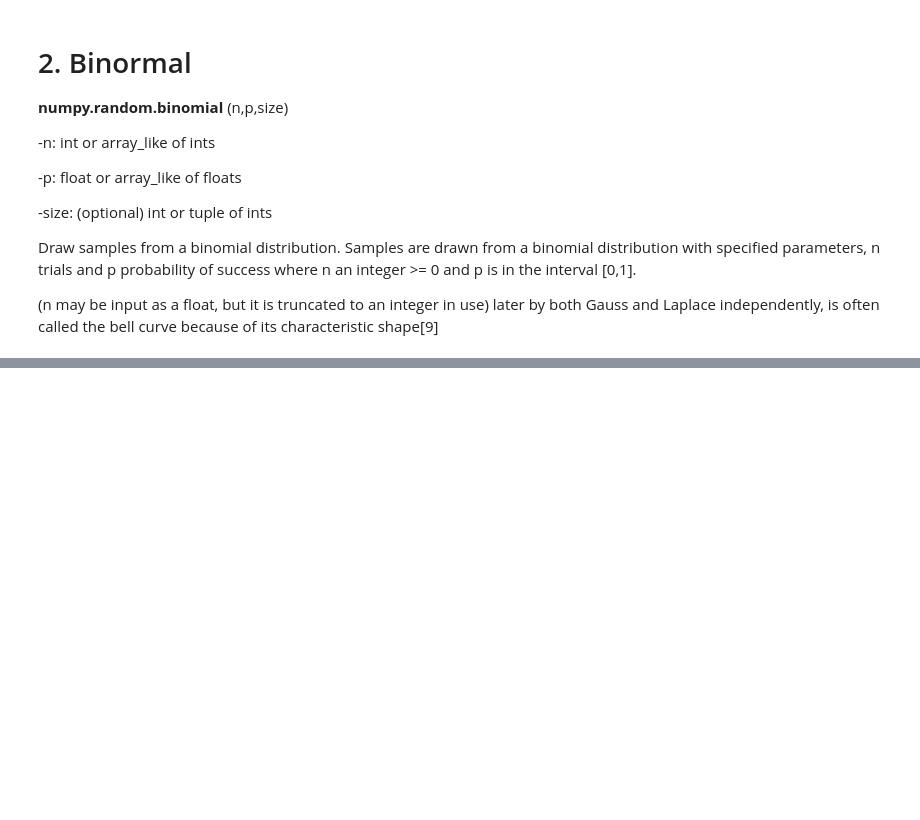
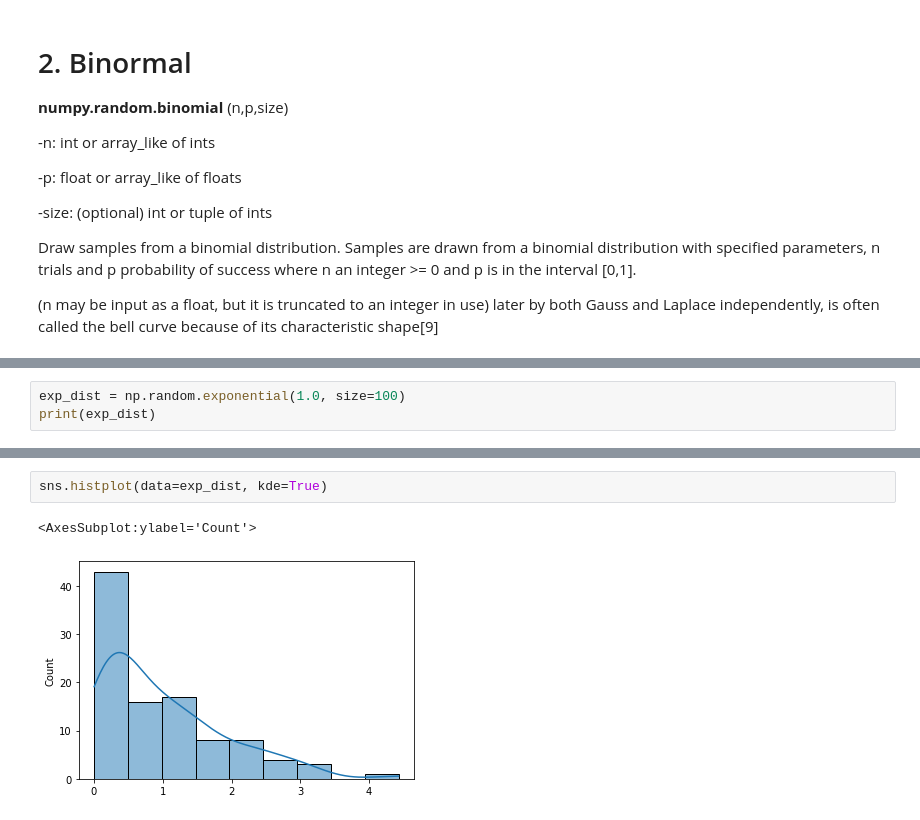
Before and after one commit to Deego88/Programming-for-Data-Analysis-Assignment, a Jupyter notebook: Programming-for-Data-Analysis-Assignment.ipynb, the cells around one changed output, grey strips where cells are left out. Saved outputs shown, nothing was run; the diff lists cells and outputs as text; blank space fills up the shorter version.

```diff
--- a/Programming-for-Data-Analysis-Assignment.ipynb
+++ b/Programming-for-Data-Analysis-Assignment.ipynb
@@ -334,0 +416,3 @@ The probability was calculated as: (20! / (6! * (20 - 6))) * (0.50)^(6) * (1 - 0
+# %%
+exp_dist = np.random.exponential(1.0, size=100)
+print(exp_dist)
@@ -334,0 +437,5 @@ The probability was calculated as: (20! / (6! * (20 - 6))) * (0.50)^(6) * (1 - 0
+# %%
+sns.histplot(data=exp_dist, kde=True)
+# %% [output]
+<AxesSubplot:ylabel='Count'>
+[figure, added]
```
Also changed, not shown: parts of 28 cells of this notebook, 2 other files.
